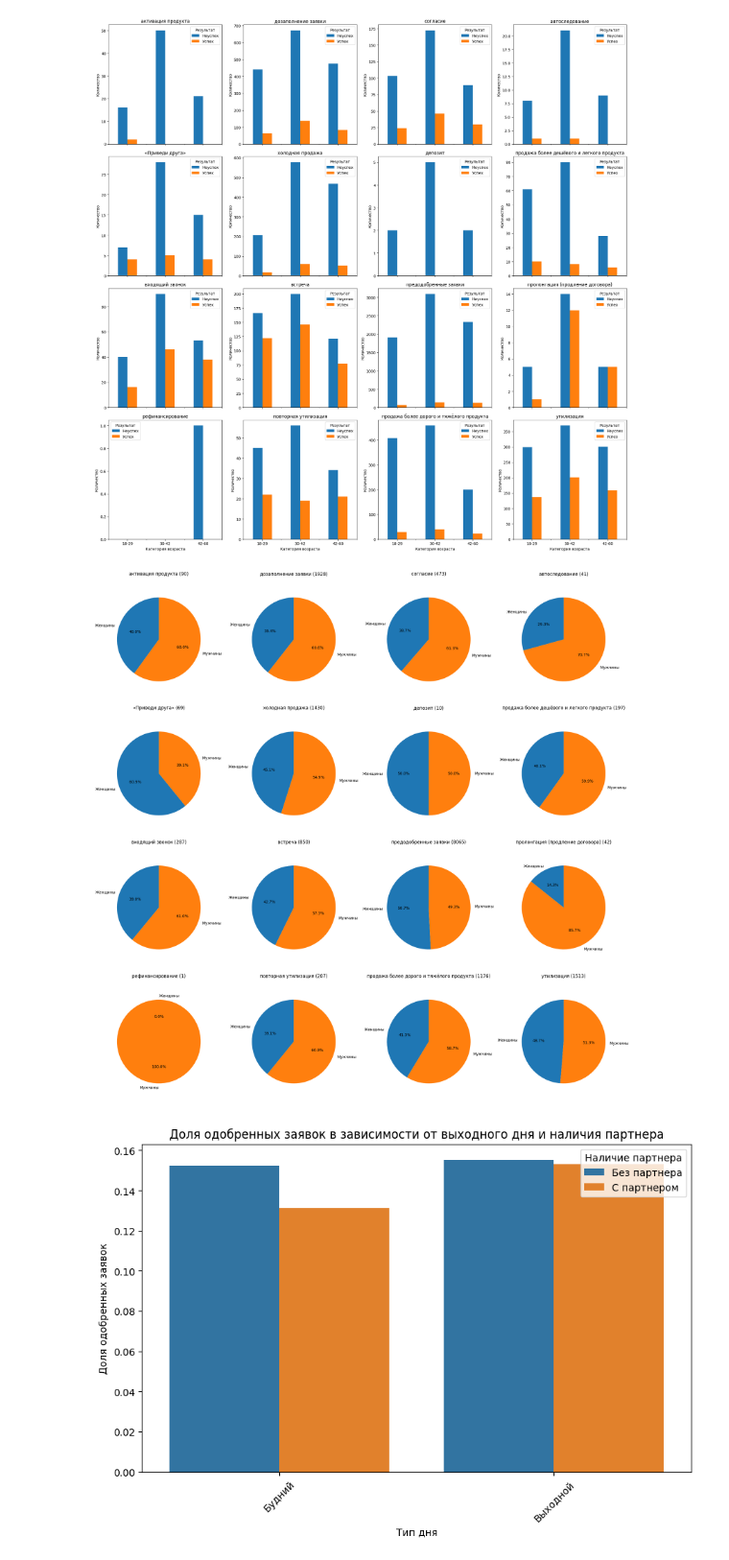
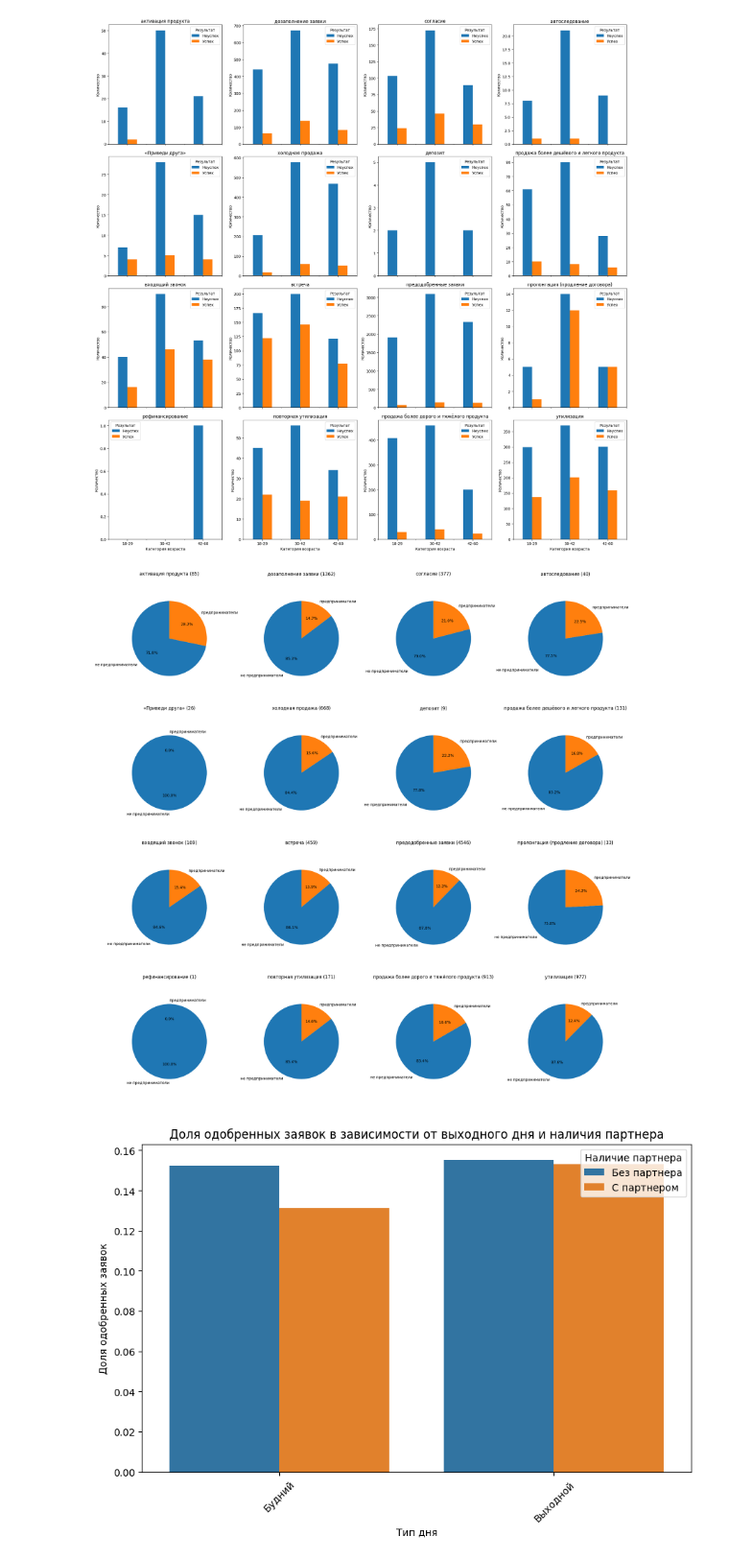
Before and after one commit to bygaga993/bread_dano_2024, a Jupyter notebook: visualization.ipynb, the cells around one changed output. Shown at 96% size. Cells and saved outputs as stored; diff of their text form; code cells hidden in the pictures.

```diff
--- a/visualization.ipynb
+++ b/visualization.ipynb
@@ -104,30 +104,31 @@ plt.show()
 # %% [output]
 [figure]
 # %%
-gender_counts = df.groupby(['functional_cd', 'gender_cd']).size().unstack(fill_value=0)
+gender_counts = df.groupby(['functional_cd', 'entrepreneur_flg']).size().unstack(fill_value=0)
 
 num_plots = len(gender_counts)
 cols = 4
 rows = (num_plots + cols - 1) // cols
 
 fig, axes = plt.subplots(rows, cols, figsize=(20, rows * 5))
 axes = axes.flatten()
 
-labels = ['Женщины', 'Мужчины']
+labels = ['не предприниматели', 'предприниматели']
 
 for i, functional in enumerate(gender_counts.index):
     total_count = gender_counts.loc[functional].sum()
     axes[i].pie(gender_counts.loc[functional], autopct='%1.1f%%', startangle=90, labels=labels)
     axes[i].set_title(f"{translations[functional]} ({total_count})")
     axes[i].axis('equal')
 
 for j in range(i + 1, len(axes)):
     fig.delaxes(axes[j])
 
+plt.savefig('pred.png')
 plt.tight_layout()
 plt.show()
 # %% [output]
-[figure, old version]
+[figure, new version]
 # %%
 grouped = df.groupby(['is_holiday', 'partnership_flg', 'flag_call_result']).size().unstack(fill_value=0)
 
```
Also changed, not shown: parts of 10 cells of this notebook, 1 other file.
